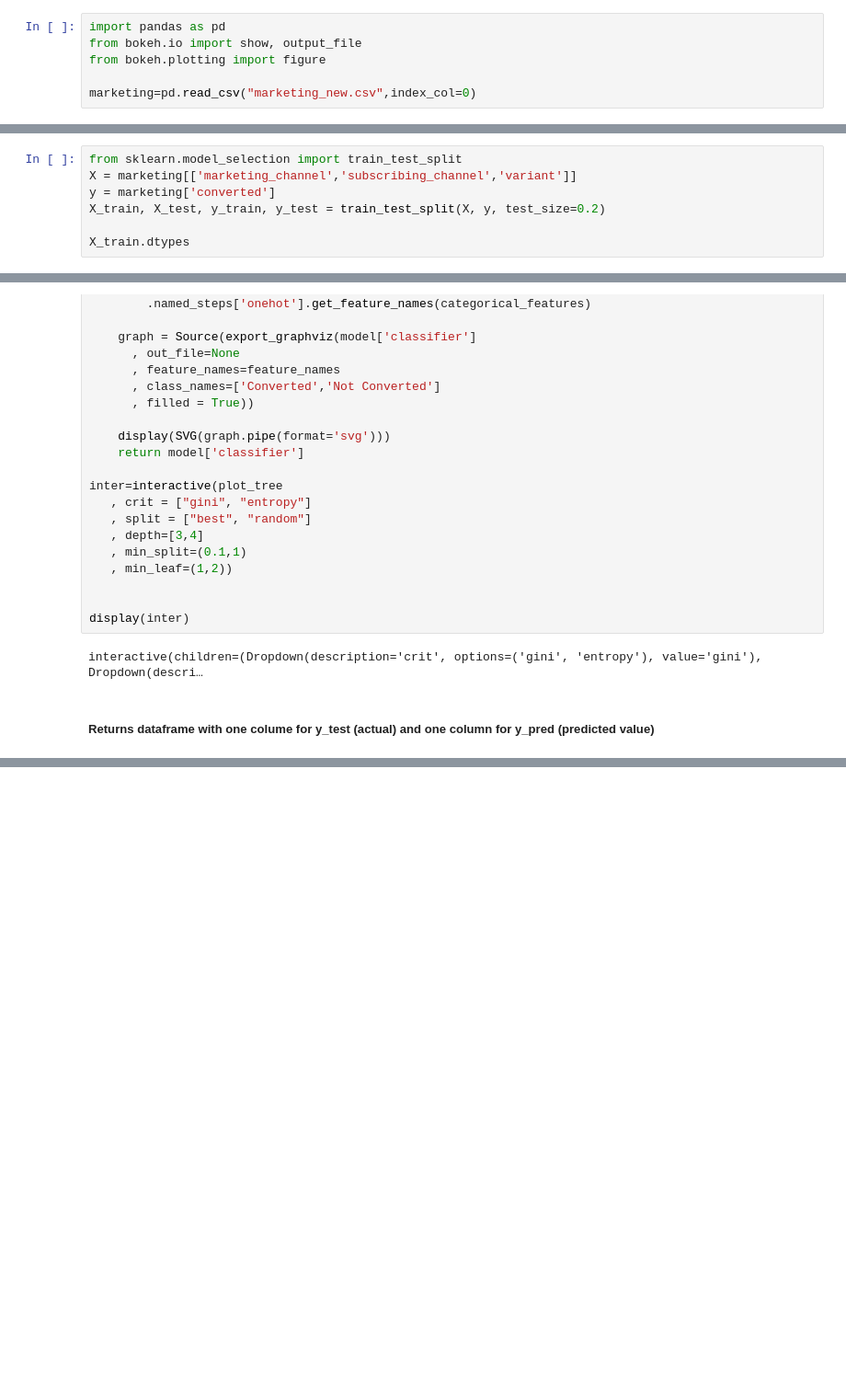
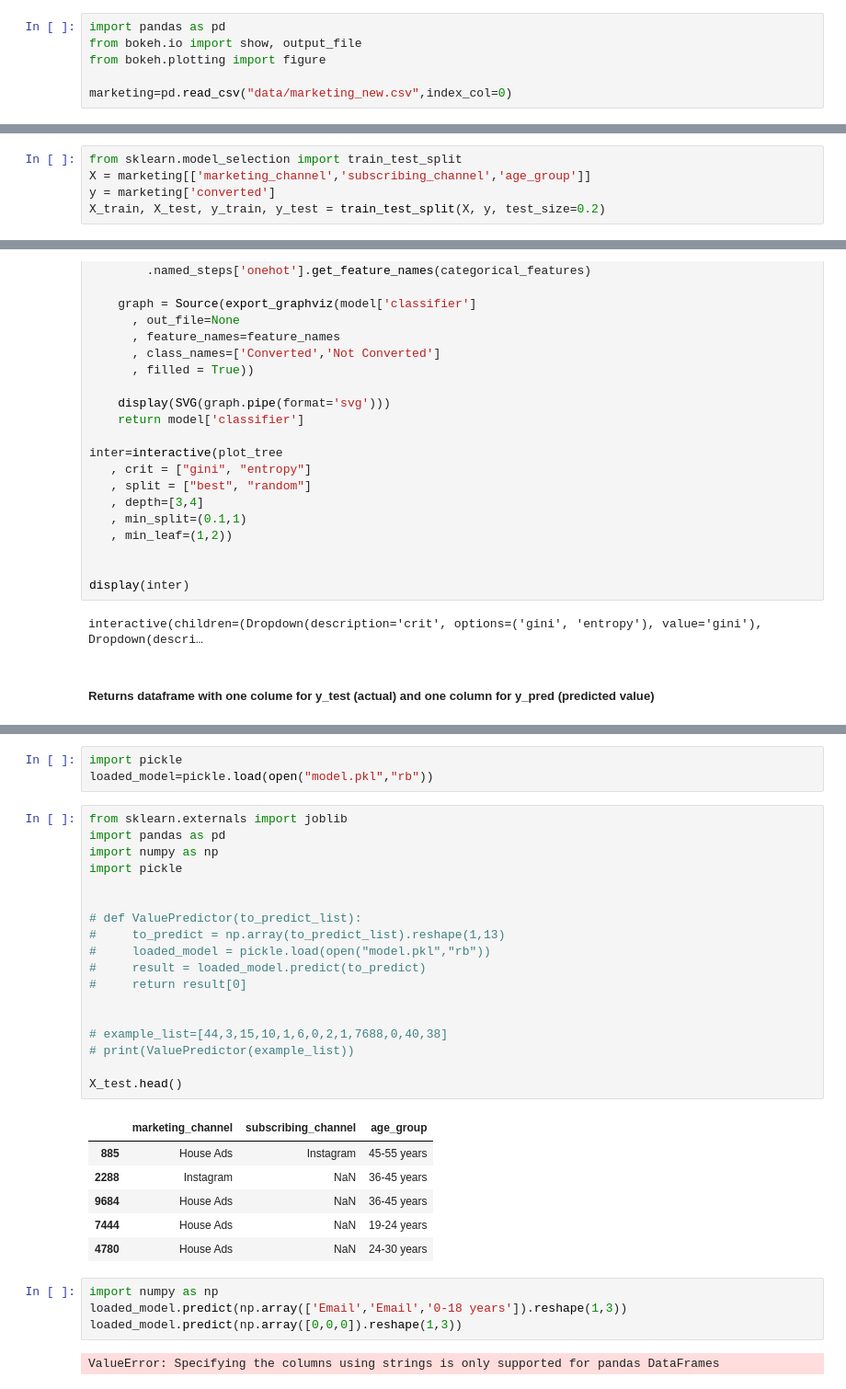
Before and after one commit to mikaylaedwards/marketing_model, a Jupyter notebook: marketing.ipynb, the cells around one changed output, grey strips where cells are left out. Shown: that part at 92% size. Cells and saved outputs as stored; diff of their text form; blank space fills up the shorter version.

```diff
--- a/marketing.ipynb
+++ b/marketing.ipynb
@@ -3,7 +3,7 @@ import pandas as pd
 from bokeh.io import show, output_file
 from bokeh.plotting import figure
 
-marketing=pd.read_csv("marketing_new.csv",index_col=0)
+marketing=pd.read_csv("data/marketing_new.csv",index_col=0)
 # %%
 marketing.head()
 # %% [output]
@@ -209,9 +167,7 @@ show(p2)
 Now I will build some simple models to predict conversion from a subset of features
 # %%
 from sklearn.model_selection import train_test_split
-X = marketing[['marketing_channel','subscribing_channel','variant']]
+X = marketing[['marketing_channel','subscribing_channel','age_group']]
 y = marketing['converted']
 X_train, X_test, y_train, y_test = train_test_split(X, y, test_size=0.2)
-
-X_train.dtypes
 # %% [output]
@@ -405,3 +410,37 @@ inter=interactive(make_model
 display(inter)
 # %% [output]
 interactive(children=(Dropdown(description='feat', options=('marketing_channel', 'subscribing_channel', 'varia…
+# %%
+import pickle
+loaded_model=pickle.load(open("model.pkl","rb"))
+# %%
+from sklearn.externals import joblib
+import pandas as pd
+import numpy as np
+import pickle
+
+
+# def ValuePredictor(to_predict_list):
+#     to_predict = np.array(to_predict_list).reshape(1,13)
+#     loaded_model = pickle.load(open("model.pkl","rb"))
+#     result = loaded_model.predict(to_predict)
+#     return result[0]
+
+
+# example_list=[44,3,15,10,1,6,0,2,1,7688,0,40,38]
+# print(ValuePredictor(example_list))
+
+X_test.head()
+# %% [output]
+|  | marketing_channel | subscribing_channel | age_group |
+| 885 | House Ads | Instagram | 45-55 years |
+| 2288 | Instagram | NaN | 36-45 years |
+| 9684 | House Ads | NaN | 36-45 years |
+| 7444 | House Ads | NaN | 19-24 years |
+| 4780 | House Ads | NaN | 24-30 years |
+# %%
+import numpy as np
+loaded_model.predict(np.array(['Email','Email','0-18 years']).reshape(1,3))
+loaded_model.predict(np.array([0,0,0]).reshape(1,3))
+# %% [output]
+ValueError: Specifying the columns using strings is only supported for pandas DataFrames
```
Also changed, not shown: parts of 10 cells of this notebook, 5 other files.
